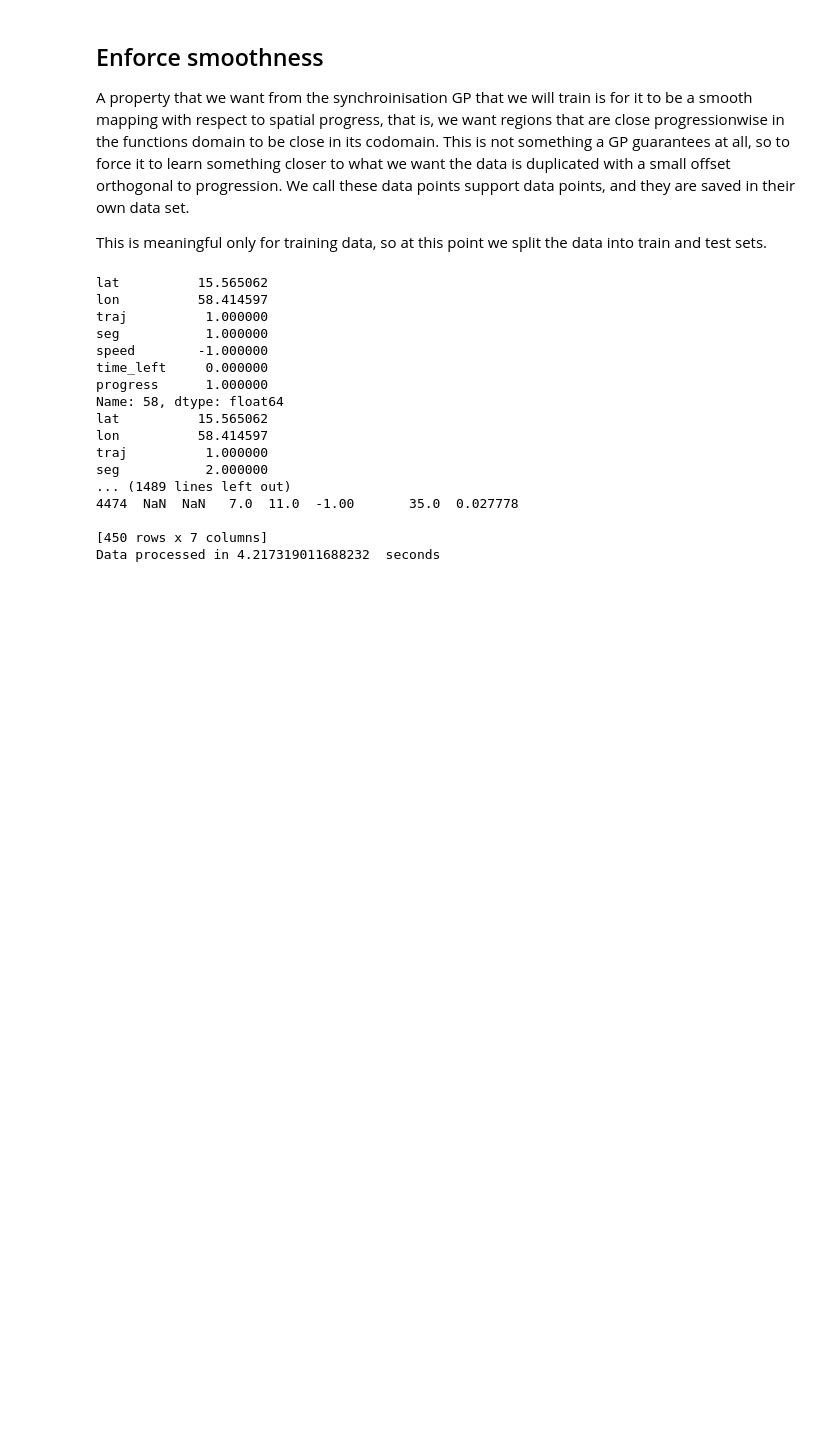
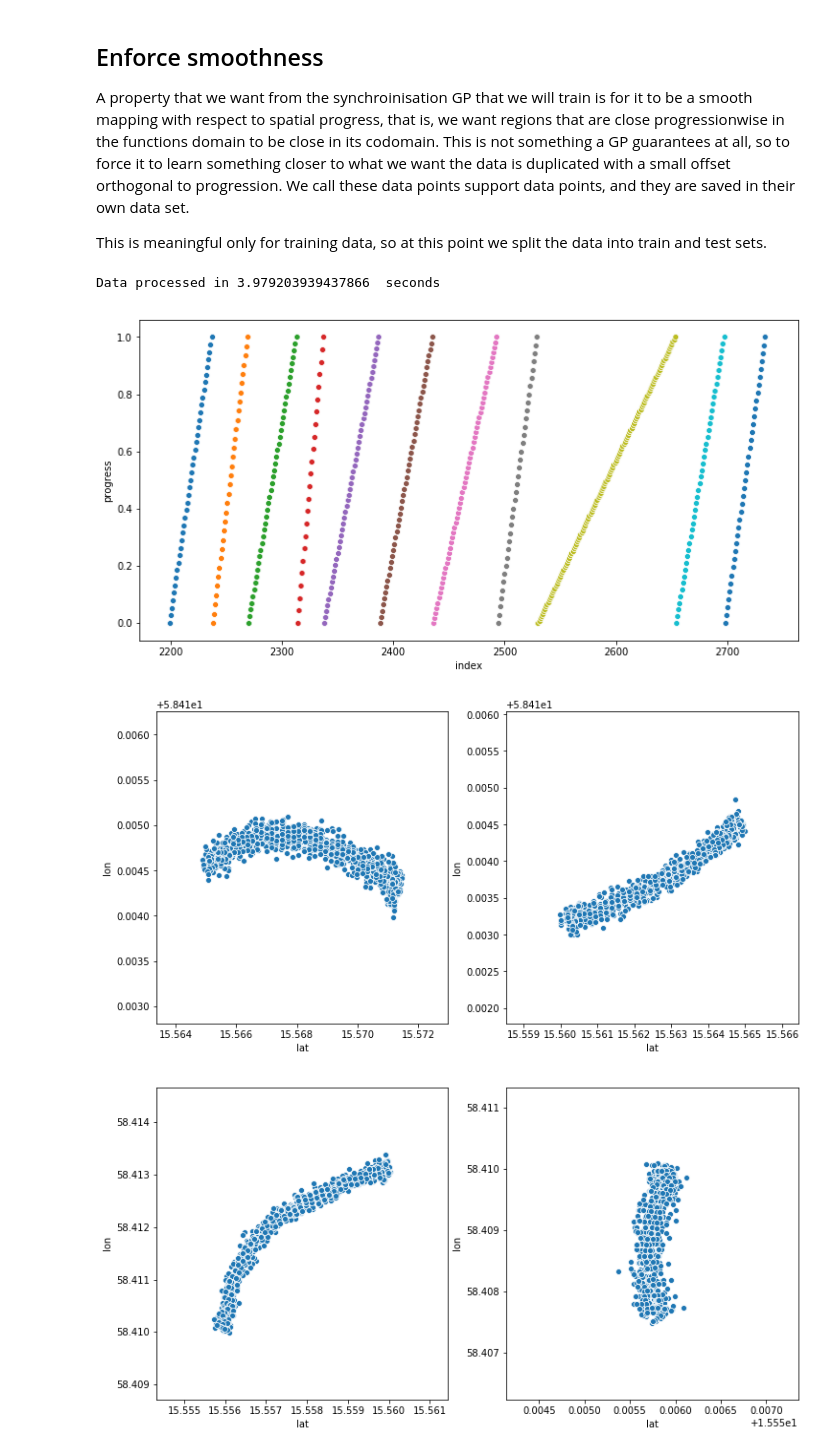
Before and after one commit to M20190649/TDDE19-bus-arrival-time, a Jupyter notebook: GP/Arrival Time Prediction 1 - Pre Processing.ipynb, the cells around one changed output. Drawn from its saved outputs; the diff is of its cells as text; code cells hidden in the pictures; blank space fills up the shorter version.

```diff
--- a/GP/Arrival Time Prediction 1 - Pre Processing.ipynb
+++ b/GP/Arrival Time Prediction 1 - Pre Processing.ipynb
@@ -263,13 +252,0 @@ Plotting the data show one outlier, how it got there is beyond me, but we filter
-# %%
-import seaborn as sns
-import matplotlib.pyplot as plt
-from math import ceil
-
-fig, ax = plt.subplots(nrows=1, ncols=2, figsize=(12, 6))
-seg = progress_data[progress_data.seg == 1]
-sns.scatterplot(x="lat", y="lon", data=seg, ax=ax[0])
-
-d = progress_data # just a shorted name for the query
-filtered_data = d[((d.lat > 15.562) & (d.seg == 1)) | (d.seg != 1)]
-seg = filtered_data[filtered_data.seg == 1]
-sns.scatterplot(x="lat", y="lon", data=seg, ax=ax[1])
@@ -301,52 +275,40 @@ def move_to(data, lat, lon):
     data.lat = lat
     data.lon = lon
     return data
 
 for n in range(N-1):
     cur = train_data.iloc[n]
     nxt = train_data.iloc[n+1]
     d_lat = nxt.lat - cur.lat
     d_lon = nxt.lon - cur.lon
     u = np.array([-d_lon, d_lat]) # orthogonal to progression
     u = u/norm(u)
 
     v = np.array([cur.lat, cur.lon]) # current data point position
-    sigma = 5e-5 # taken by simply looking at the results for something that looks decent
+    sigma = 9e-5 # taken by simply looking at the results for something that looks decent
     draws = np.random.normal(0, sigma, d)
     support_latlon = [v + u*draw for draw in draws]
 
     support_data = [move_to(cur.copy(), lat, lon) for lat, lon in support_latlon]
     if [x for x in support_latlon if isnan(x[0])]:
         print(cur)
         print(nxt)
 
     tmp_data = tmp_data + support_data
 
 support_data = pd.DataFrame(tmp_data)
 support_data.to_pickle('support.pkl')
 
-from math import isnan
-print(support_data[support_data.lat.transform(lambda x: isnan(x))])
-
 elapsed = time.time() - t0
 print("Data processed in", elapsed, " seconds")
 
-#plot.traj_segment_grid(support_data, 'lat', 'lon')
+traj_plot_n = 5
+traj_to_plot = progress_data[progress_data.traj == traj_plot_n]
+sup_to_plot = support_data[support_data.traj == traj_plot_n]
+plot.traj_progress(traj_to_plot)
+plot.traj_segment_grid(support_data, 'lat', 'lon')
 # %% [output]
-lat          15.565062
-lon          58.414597
-traj          1.000000
-seg           1.000000
-speed        -1.000000
-time_left     0.000000
-progress      1.000000
-Name: 58, dtype: float64
-lat          15.565062
-lon          58.414597
-traj          1.000000
-seg           2.000000
-... (1489 lines left out)
-4474  NaN  NaN   7.0  11.0  -1.00       35.0  0.027778
-
-[450 rows x 7 columns]
-Data processed in 4.217319011688232  seconds
+Data processed in 3.979203939437866  seconds
+[figure, added]
+[figure, added]
+[figure, added]
```
Also changed, not shown: parts of 10 cells of this notebook, 5 other files.
